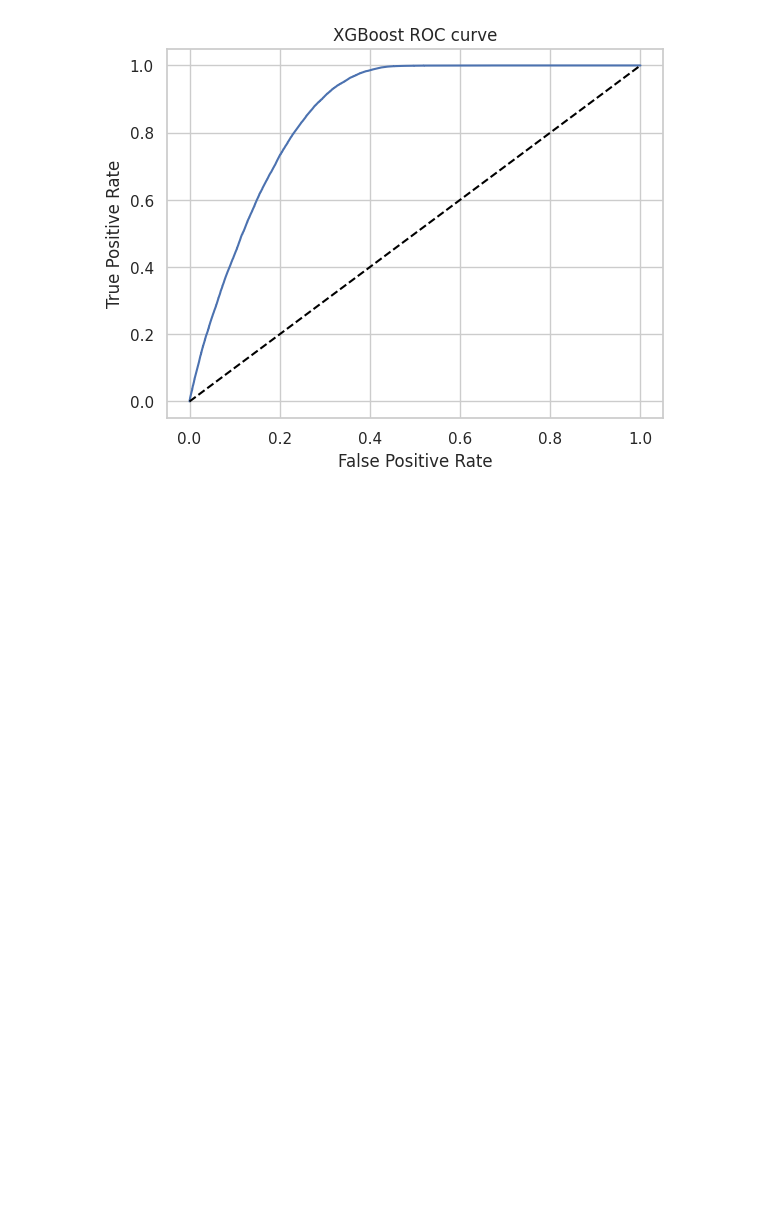
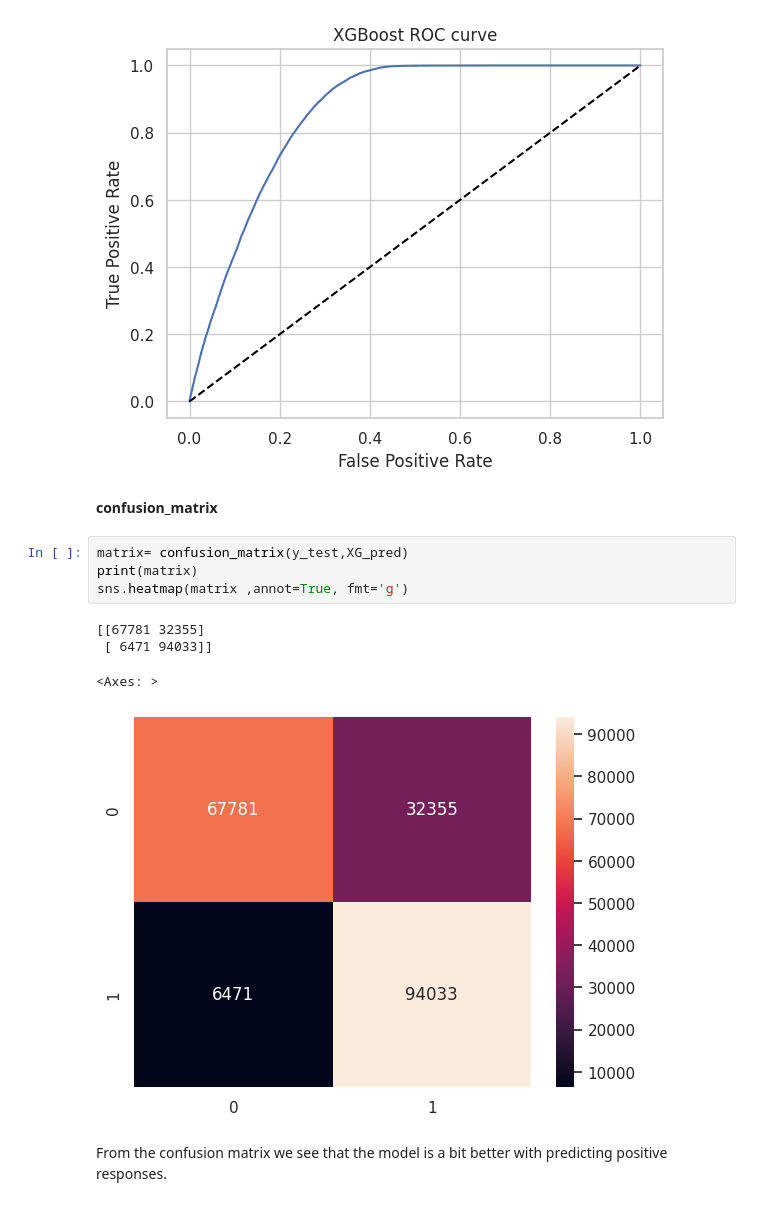
Before and after one commit to istekhar1543/health-insurance-cross-sell-prediction, a Jupyter notebook: health_insurance_cross_sell_prediction.ipynb, the cells around one changed output. Drawn from its saved outputs; the diff is of its cells as text; blank space fills up the shorter version.

```diff
--- a/health_insurance_cross_sell_prediction.ipynb
+++ b/health_insurance_cross_sell_prediction.ipynb
@@ -624,3 +624,16 @@ plt.plot((0,1), linestyle="--",color='black')
 plt.show()
 # %% [output]
 [figure]
+# %% [markdown]
+**confusion_matrix**
+# %%
+matrix= confusion_matrix(y_test,XG_pred)
+print(matrix)
+sns.heatmap(matrix ,annot=True, fmt='g')
+# %% [output]
+[[67781 32355]
+ [ 6471 94033]]
+<Axes: >
+[figure, added]
+# %% [markdown]
+From the confusion matrix we see that the model is a bit better with predicting positive responses.
```
Also changed, not shown: parts of 9 cells of this notebook.
